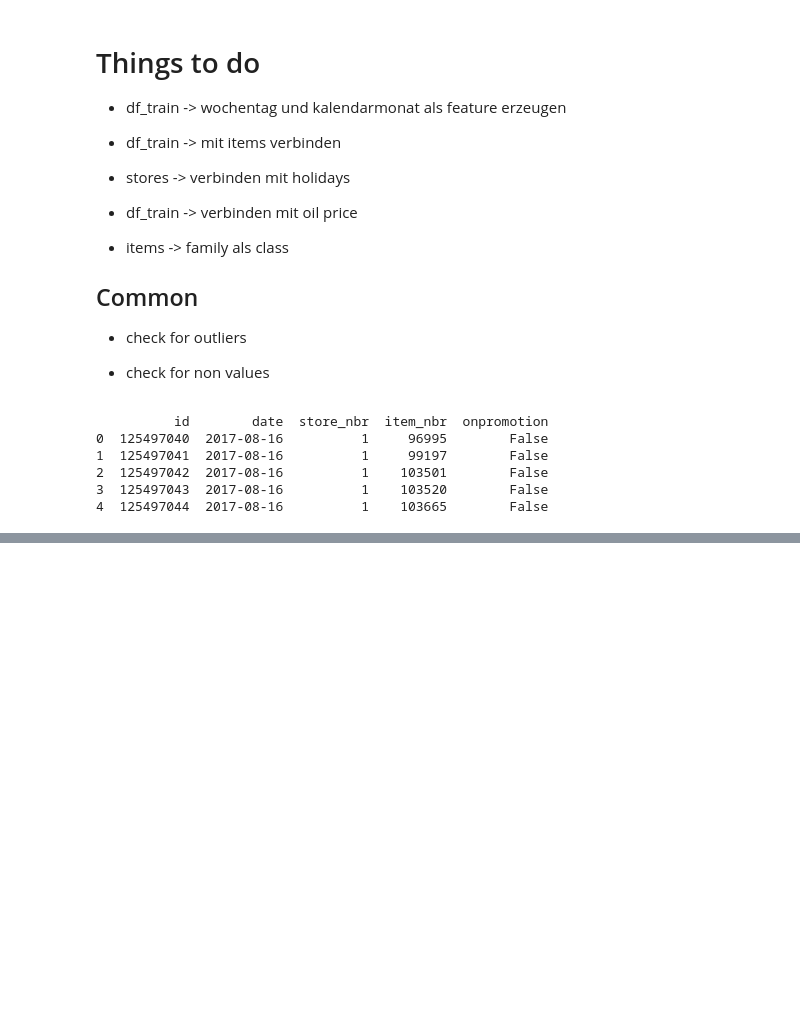
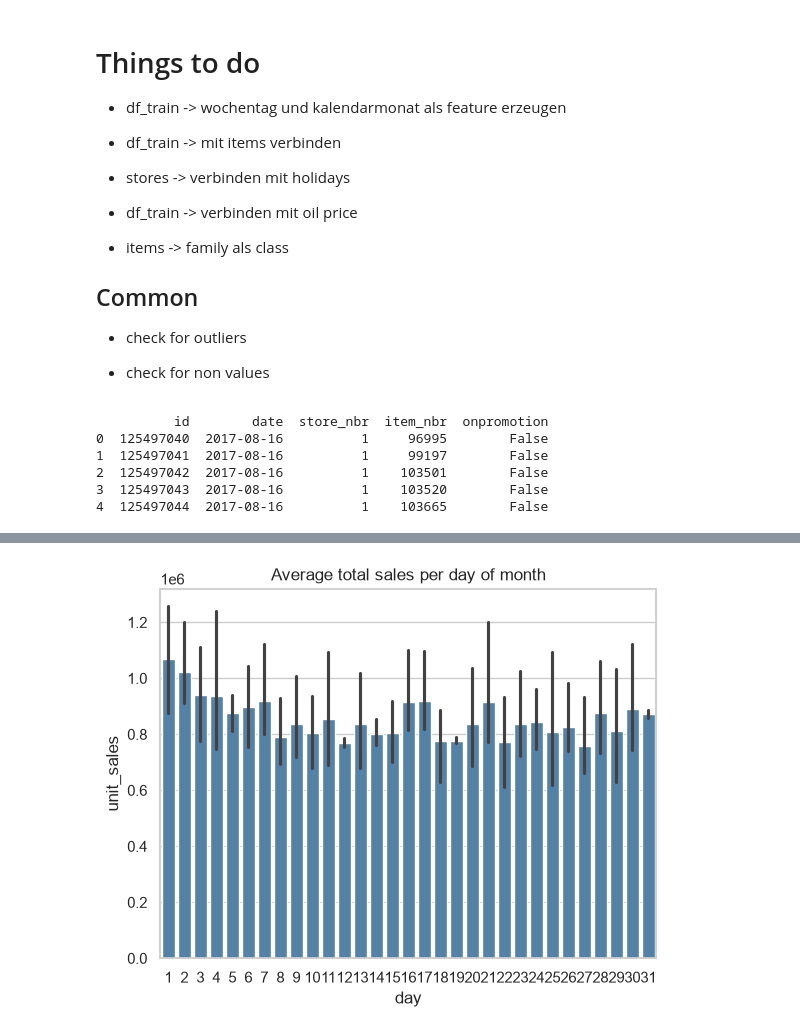
Before and after one commit to wichmax/dsr_mini_competition, a Jupyter notebook: notebooks/data_exploration.ipynb, the cells around one changed output, grey strips where cells are left out. Cells and saved outputs as stored; diff of their text form; code cells hidden in the pictures; blank space fills up the shorter version.

```diff
--- a/notebooks/data_exploration.ipynb
+++ b/notebooks/data_exploration.ipynb
@@ -149,0 +601,7 @@ print(test.head())
+# %%
+#Day of month: payday effect
+by_day = df.groupby(["date", "day"])["unit_sales"].sum().reset_index()
+sns.barplot(x="day", y="unit_sales", data=by_day, color="steelblue")
+plt.title("Average total sales per day of month"); plt.show()
+# %% [output]
+[figure, added]
```
Also changed, not shown: parts of 46 cells of this notebook, 2 other files.
